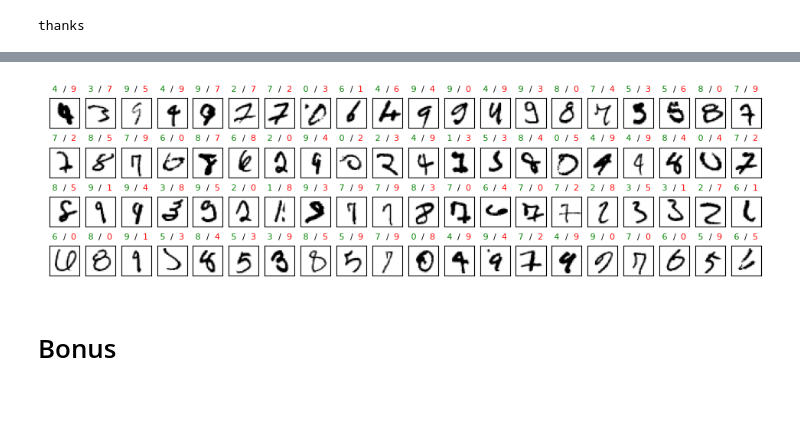
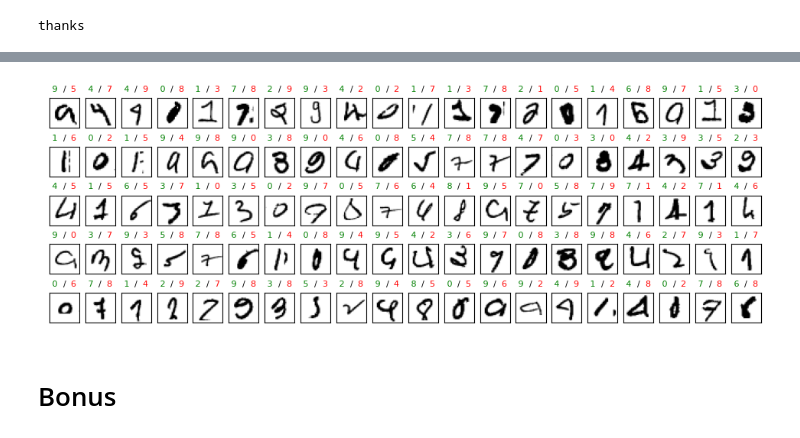
Before and after one commit to frankausberlin/notebook-collection, a Jupyter notebook: backpropagationnotebook.ipynb, the cells around one changed output, grey strips where cells are left out. Saved outputs shown, nothing was run; the diff lists cells and outputs as text; code cells hidden in the pictures; blank space fills up the shorter version.

```diff
--- a/backpropagationnotebook.ipynb
+++ b/backpropagationnotebook.ipynb
@@ -274,8 +274,7 @@ class Perceptrons:
       * Creates the required weights and biases as numpy-array.
       * Sets the Perceptron.lastCount attribute for auto-signals-mechanism
       * Sets the activation / derivation functions
-      * Auto-signals: If <inputs> equals -1 the perceptron-count of the last
-        layer will be used.
+      * Auto-signals: If <inputs> equals -1 the perceptron-count of the last layer will be used.
       count, inputs: int - number of perceptrons and input signals for each perceptron
       activation   : str - activation function
     """
@@ -291,7 +290,7 @@ class Perceptrons:
         perceptron in this layer.
       * Create the attributes inp, net, out and returns out.
       * One output signal per perceptron.
-      x     : array - input signals
+      x     : array - a batch of input signals
       return: array - perceptrons output
     """
     self.inp, self.net = x, x @ self.weights.T + self.bias
@@ -336,18 +335,17 @@ class Model_V3:
     """ call-function for a batch of inputs
       * the output of a layer is the input for the perceptrons in next layer.
       * creates the attributes inp, out
-    x     : array - input
-    return: array - output
+    x     : array - input batch
+    return: array - output batch
     """
     self.inp = x
     for l in self.layers: x = l(x)
     self.out = x
     return x
 
-  def error (self, t, x=None):
+  def error (self, x, t):
     """ loss for an input
       * Uses x to generate the y for the loss function
-      * Creates a default loss function if none is set outside
       x     : array  - x to generate the y for the loss function
       t     : array  - target to compare
       return: float  - loss value
@@ -395,7 +393,7 @@ class Model_V3:
     for layer in self.layers: layer.update()
 
     # return new loss
-    return self.error (t)
+    return self.error (x,t)
 
 
 ######################################
@@ -411,7 +409,7 @@ t        = array([1.0, 0.0]*bs).reshape (-1,2)
 m        = Model_V3 ( Perceptrons (3, 5, activation='sigmoid'),
                       Perceptrons (2,    activation='sigmoid'),
                       loss='mse' )
-error    = m.error(t,x)
+error    = m.error(x,t)
 err_new  = m.optimize (t)
 
 # check
@@ -946,17 +959,18 @@ except NameError: print ("please run code cell 'plot fails' first...")
 else:
 
   # play with me
-  eta, bs, epochs = 0.273, 20000, 200000
+  eta, bs, epochs = 0.63, 10000, 100000
 
   # mnist data
   ds_train  = datasets.MNIST (root="data", train=True,  download=True)
   ds_test   = datasets.MNIST (root="data", train=False, download=True)
   train     = Batches ( (ds_train.data.numpy(), ds_train.targets.numpy()), tryCuda=True, batchSize=bs)
   evals     = Batches ( (ds_test. data.numpy(), ds_test. targets.numpy()), tryCuda=True)
+  bigtrain  = Batches ( (ds_train.data.numpy(), ds_train.targets.numpy()), tryCuda=True)
 
   # create model (version 5) and train the data
-  m = MLP   ( (28*28, 256, 64, 10), "si, si, si", tryCuda=True)
+  m = MLP   ( (28*28, 256, 128, 32, 10), "si, si, si, si", tryCuda=True)
   m.  train ( train, epochs, eta, evals )
 
-  plot_fails (m, next(evals), columns=20, rows=4)
+  plot_fails (m, next(bigtrain), columns=20, rows=5)
 # %% [output]
@@ -980,3 +994,3 @@ first 80 ...
-[figure, old version]
+[figure, new version]
 # %% [markdown]
 # Bonus
```
Also changed, not shown: parts of 8 cells of this notebook.
